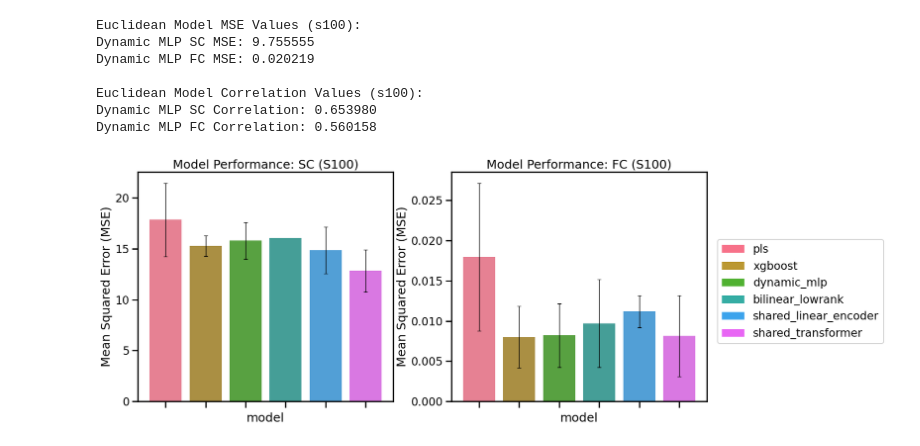
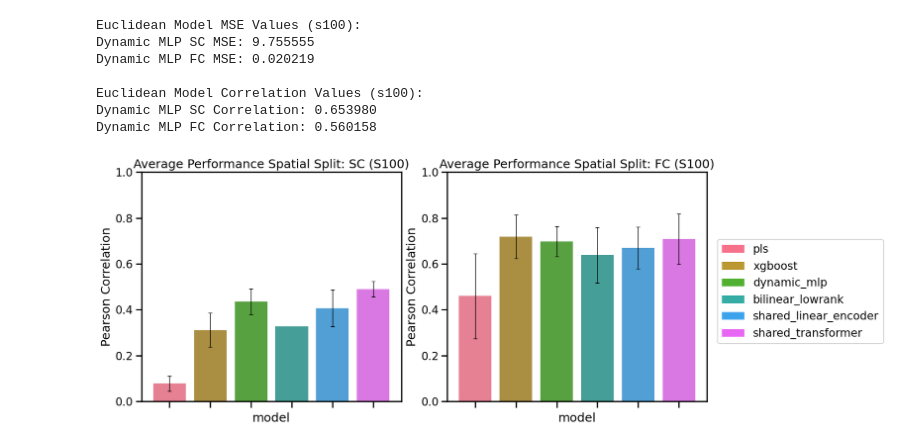
Before and after one commit to neuroinfolab/GeneEx2Conn, a Jupyter notebook: MICCAI_results_viz_spatial.ipynb, the cells around one changed output. Cells and saved outputs as stored; diff of their text form; code cells hidden in the pictures.

Commit message:
plotting updates

```diff
--- a/MICCAI_results_viz_spatial.ipynb
+++ b/MICCAI_results_viz_spatial.ipynb
@@ -334,7 +334,7 @@ Dynamic MLP SC Correlation: 0.653980
 Dynamic MLP FC Correlation: 0.560158
 # %%
 # Choose metric to plot
-metric = 'final_test_metrics.mse'  # Can be 'final_test_metrics.pearson_corr' or 'final_test_metrics.r2'
+metric = 'final_test_metrics.pearson_corr'  # Can be 'final_test_metrics.pearson_corr' or 'final_test_metrics.r2'
 metric_mean = f'{metric}_mean'
 metric_std = f'{metric}_std'
 
@@ -395,37 +395,37 @@ for j, model in enumerate(model_order):
 parcellation = transcriptome_sc['parcellation'].iloc[0]
 
 # Customize plots
-ax1.set_title(f'Model Performance: SC ({parcellation})')
-ax2.set_title(f'Model Performance: FC ({parcellation})')
+ax1.set_title(f'Average Performance Spatial Split: SC ({parcellation})')
+ax2.set_title(f'Average Performance Spatial Split: FC ({parcellation})')
 
 # Set y-axis label and limits based on metric
 if metric == 'final_test_metrics.mse':
     ylabel = 'Mean Squared Error (MSE)'
 elif metric == 'final_test_metrics.pearson_corr':
     ylabel = 'Pearson Correlation'
     ax1.set_ylim(0, 1)
     ax2.set_ylim(0, 1)
 elif metric == 'final_test_metrics.r2':
     ylabel = 'R² Score'
     ax1.set_ylim(0, 1)
     ax2.set_ylim(0, 1)
 
 ax1.set_ylabel(ylabel)
 ax2.set_ylabel(ylabel)
 
 # Remove x-axis labels
 ax1.set_xticklabels([])
 ax2.set_xticklabels([])
 
 # Create legend
 legend_elements = [plt.Rectangle((0,0),1,1, facecolor=color, label=model)
                   for model, color in zip(model_order, colors)]
 fig.legend(handles=legend_elements, loc='center right', bbox_to_anchor=(1.1, 0.5))
 
 # Adjust layout to make room for legend
 plt.tight_layout()
 plt.subplots_adjust(right=0.85)
 
 plt.show()
 # %% [output]
-[figure, old version]
+[figure, new version]
```
